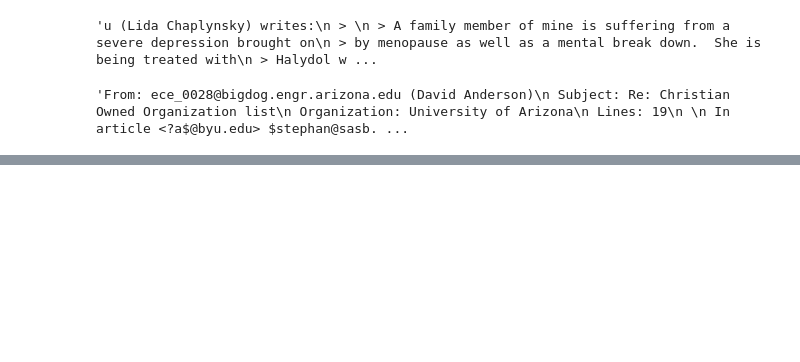
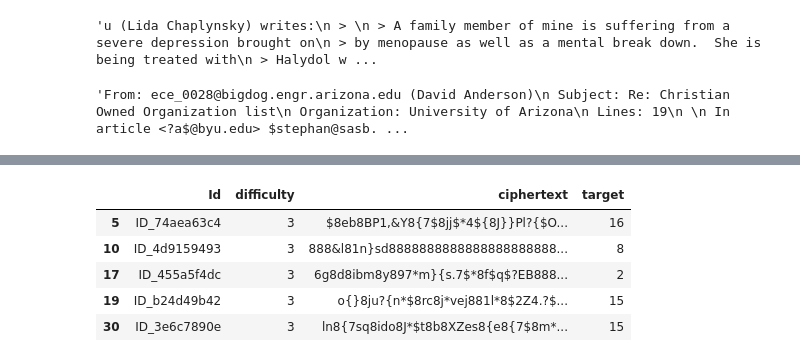
Before and after one commit to vyhuholl/ciphertext_multiclass_classification, a Jupyter notebook: 20_newsgroups_ciphertext.ipynb, the cells around one changed output, grey strips where cells are left out. Cells and saved outputs as stored; diff of their text form; code cells hidden in the pictures; blank space fills up the shorter version.

```diff
--- a/20_newsgroups_ciphertext.ipynb
+++ b/20_newsgroups_ciphertext.ipynb
@@ -219,0 +279,9 @@ f1_score(y_pred, y_test, average='macro')
+# %%
+df_encrypt.head()
+# %% [output]
+|  | Id | difficulty | ciphertext | target |
+| 5 | ID_74aea63c4 | 3 | $8eb8BP1,&Y8{7$8jj$*4${8J}}Pl?{$O... | 16 |
+| 10 | ID_4d9159493 | 3 | 888&l81n}sd8888888888888888888888... | 8 |
+| 17 | ID_455a5f4dc | 3 | 6g8d8ibm8y897*m}{s.7$*8f$q$?EB888... | 2 |
+| 19 | ID_b24d49b42 | 3 | o{}8ju?{n*$8rc8j*vej881l*8$2Z4.?$... | 15 |
+| 30 | ID_3e6c7890e | 3 | ln8{7sq8ido8J*$t8b8XZes8{e8{7$8m*... | 15 |
```
Also changed, not shown: parts of 57 cells of this notebook, 1 other file.
